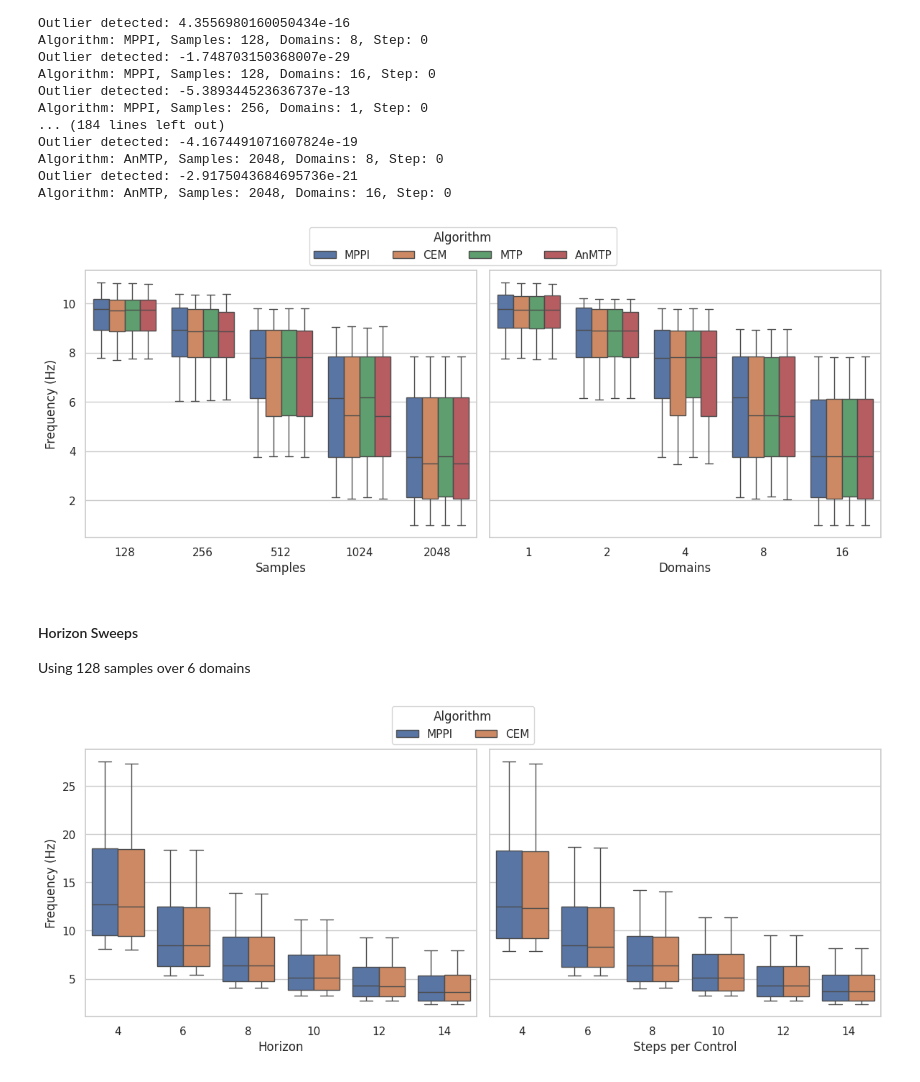
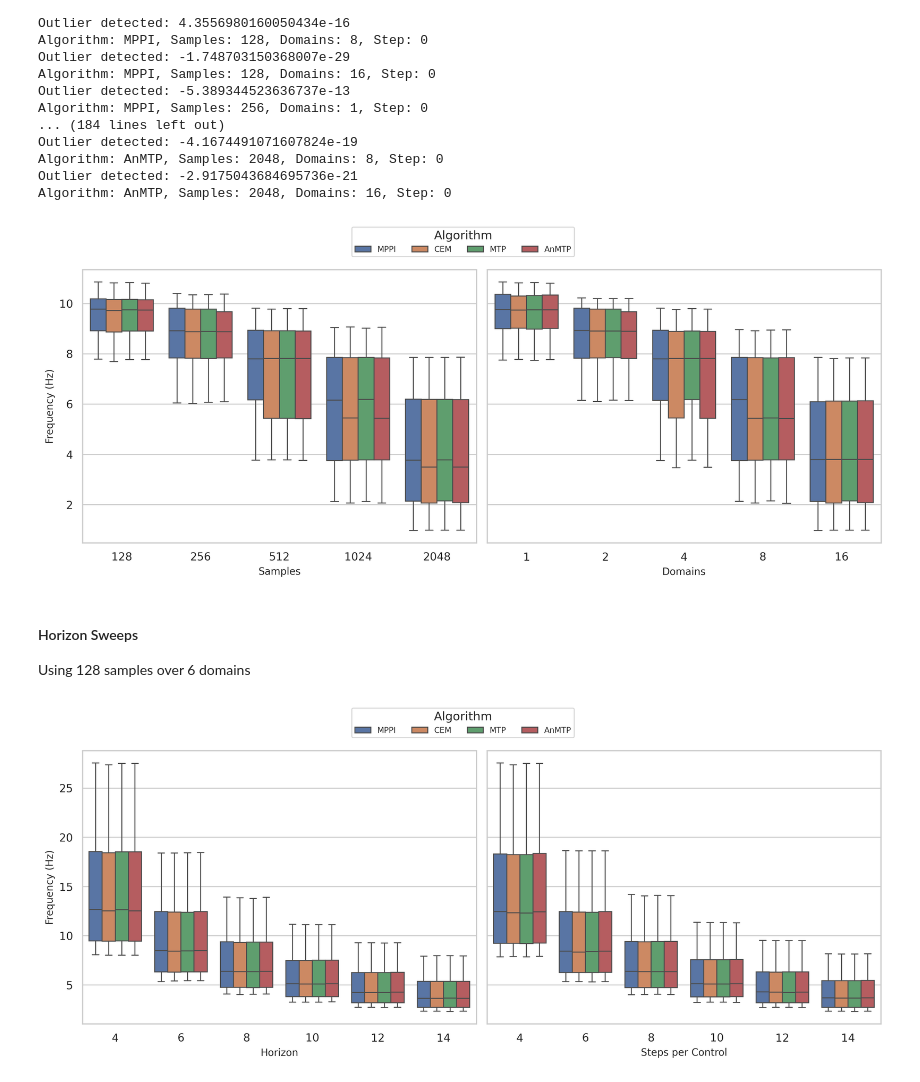
Before and after one commit to magnusdierking/mtp-thesis, a Jupyter notebook: experiments/scaling/plot_scaling_data.ipynb, the cells around one changed output. Saved outputs shown, nothing was run; the diff lists cells and outputs as text; code cells hidden in the pictures.

Commit message:
sweep plots first finished version

```diff
--- a/experiments/scaling/plot_scaling_data.ipynb
+++ b/experiments/scaling/plot_scaling_data.ipynb
@@ -76,7 +76,7 @@ Algorithm: AnMTP, Samples: 2048, Domains: 8, Step: 0
 Outlier detected: -2.9175043684695736e-21
 Algorithm: AnMTP, Samples: 2048, Domains: 16, Step: 0
 # %%
-sns.set_theme(style="whitegrid")
+sns.set_theme(style="whitegrid", rc={"figure.dpi": 300, "font.size": 10, "axes.titlesize": 10, "axes.labelsize": 10, "legend.fontsize": 8})
 
 fig, axes = plt.subplots(1, 2, figsize=(12, 5), sharey=True)
 
@@ -118,13 +118,12 @@ plt.savefig("samples_sweep.pdf", bbox_inches="tight", dpi=300)
 
 plt.show()
 # %% [output]
-[figure, old version]
+[figure, new version]
 # %% [markdown]
 #### Horizon Sweeps
 Using 128 samples over 6 domains
 # %%
-# algos = ["mppi", "cem", "mtp", "anmtp"]
-algos = ["mppi", "cem"]
+algos = ["mppi", "cem", "mtp", "anmtp"]
 horizons = [4, 6, 8, 10, 12, 14]
 steps_per_control = [4, 6, 8, 10, 12, 14]
 
@@ -152,7 +151,8 @@ for i, alg in enumerate(algos):
 
 df2 = pd.DataFrame.from_records(records2)
 # %%
-sns.set_theme(style="whitegrid")
+sns.set_theme(style="whitegrid", rc={"figure.dpi": 300, "font.size": 10, "axes.titlesize": 10, "axes.labelsize": 10, "legend.fontsize": 8})
+
 
 fig, axes = plt.subplots(1, 2, figsize=(12, 5), sharey=True)
 
@@ -166,32 +166,32 @@ sns.boxplot(data=df2, x='Steps per Control', y='Frequency', hue='Algorithm', ax=
 axes[1].set_xlabel('Steps per Control')
 axes[1].set_ylabel('Frequency (Hz)')
 
 # Improve legend layout
 axes[0].legend_.remove()  # Remove duplicate legend
 axes[1].legend_.remove()  # Remove duplicate legend
 
 plt.subplots_adjust(top=0.95)
 
 # ---- Fix the legend duplication ----
 # Get unique handles and labels from one of the subplots
 handles, labels = axes[0].get_legend_handles_labels()
 unique = dict(zip(labels, handles))  # removes duplicates while preserving order
 
 # Add a single legend for the whole figure
 fig.legend(
     unique.values(),
     unique.keys(),
     title='Algorithm',
     loc='upper center',
     ncol=len(unique),  # one row of legend items
     bbox_to_anchor=(0.5, 1.02)
 )
 # fig.legend(title='Algorithm', loc='upper center', ncol=1, )
 
 plt.tight_layout(rect=[0, 0, 1, 0.92])  # prevent overlap with legend
 
-# plt.savefig("horizon_sweep.pdf", bbox_inches="tight", dpi=300)
+plt.savefig("horizon_sweep.pdf", bbox_inches="tight", dpi=300)
 
 plt.show()
 # %% [output]
-[figure, old version]
+[figure, new version]
```
Also changed, not shown: 3 other files.
